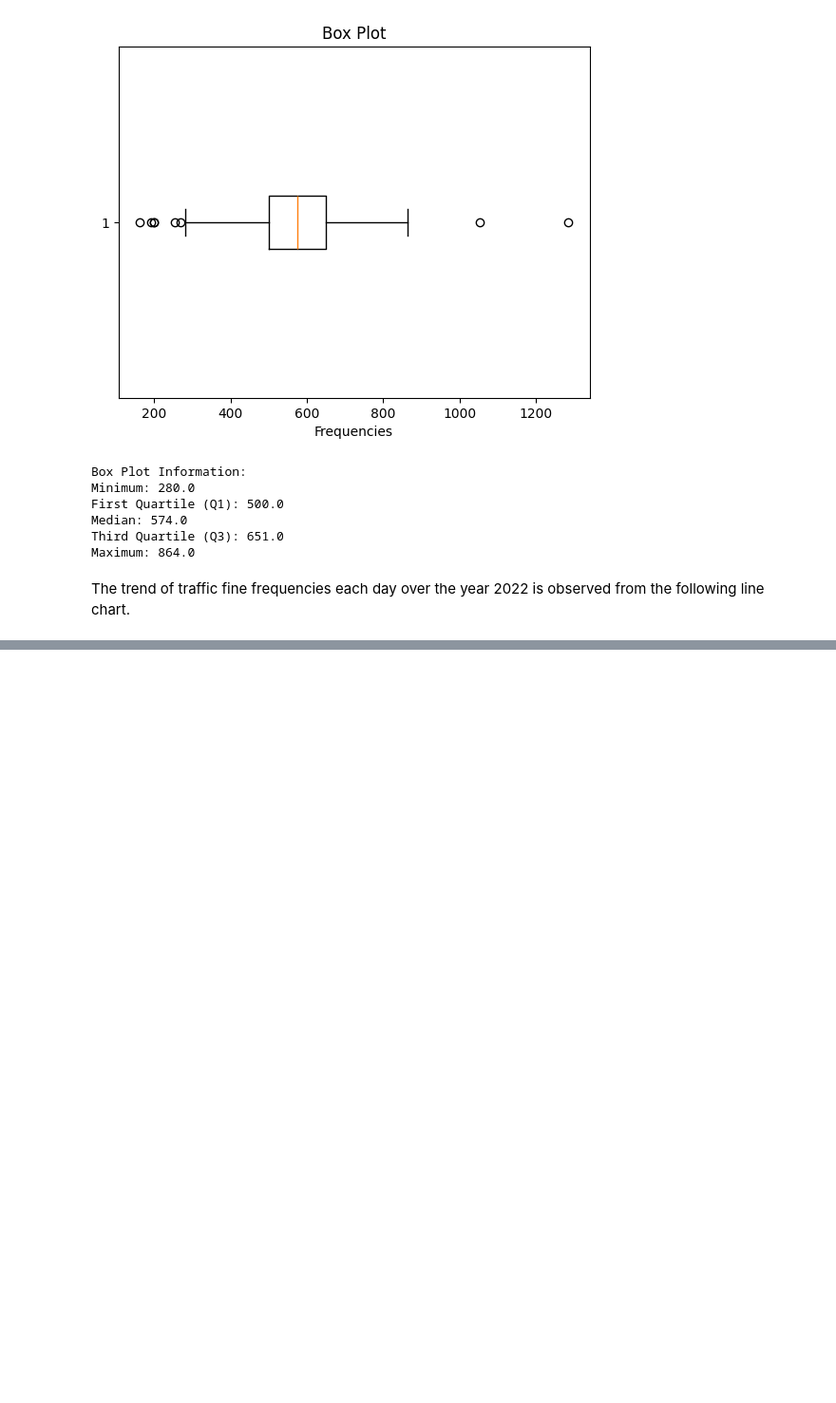
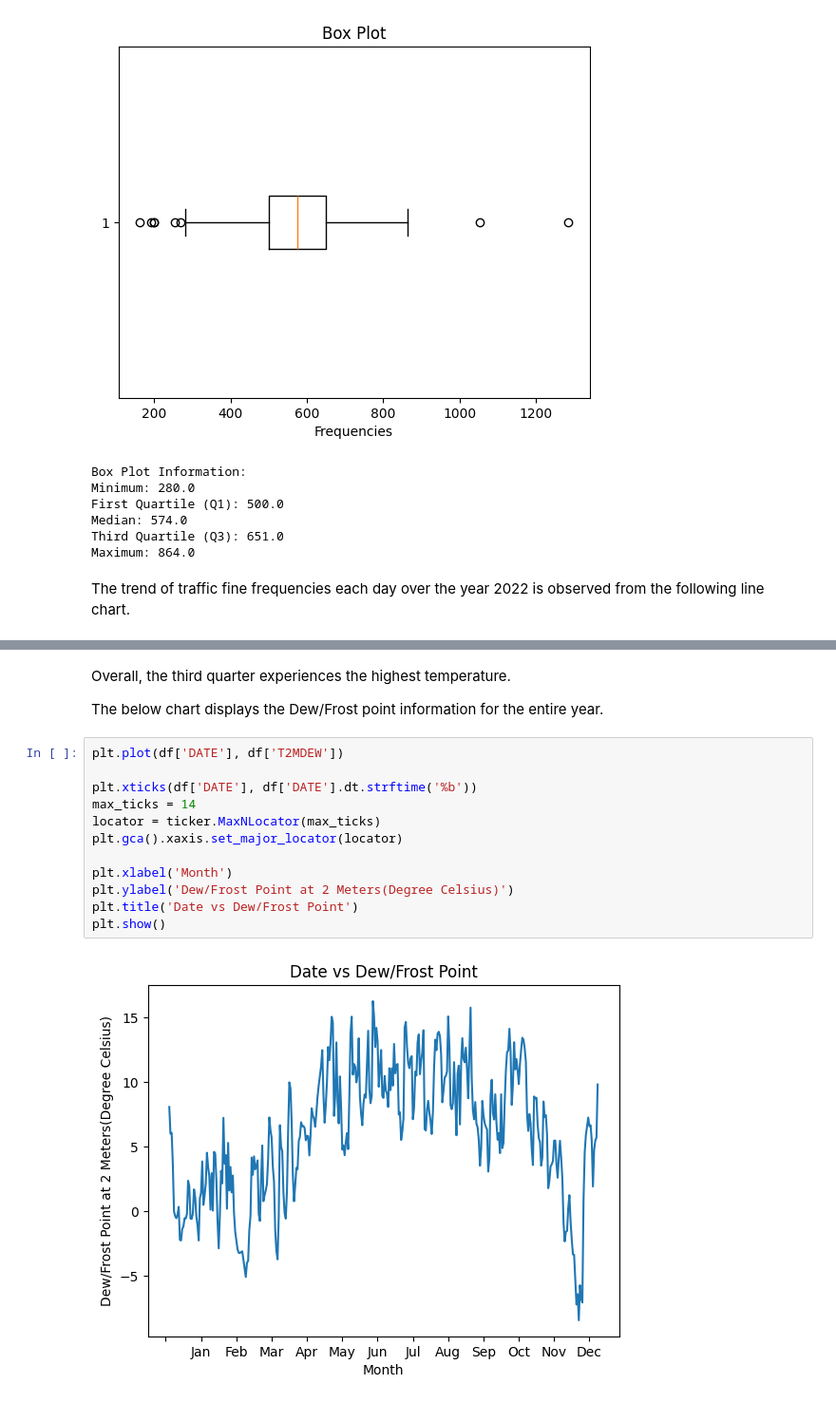
Before and after one commit to shuvanon/made-template-ws2324, a Jupyter notebook: project/exploration.ipynb, the cells around one changed output, grey strips where cells are left out. Shown at 95% size. Saved outputs shown, nothing was run; the diff lists cells and outputs as text; blank space fills up the shorter version.

```diff
--- a/project/exploration.ipynb
+++ b/project/exploration.ipynb
@@ -119,0 +178,18 @@ NameError: name 'ticker' is not defined
+# %% [markdown]
+Overall, the third quarter experiences the highest temperature.
+
+The below chart displays the Dew/Frost point information for the entire year.
+# %%
+plt.plot(df['DATE'], df['T2MDEW'])
+
+plt.xticks(df['DATE'], df['DATE'].dt.strftime('%b'))
+max_ticks = 14
+locator = ticker.MaxNLocator(max_ticks)
+plt.gca().xaxis.set_major_locator(locator)
+
+plt.xlabel('Month')
+plt.ylabel('Dew/Frost Point at 2 Meters(Degree Celsius)')
+plt.title('Date vs Dew/Frost Point')
+plt.show()
+# %% [output]
+[figure, added]
```
Also changed, not shown: parts of 23 cells of this notebook, 1 other file.
